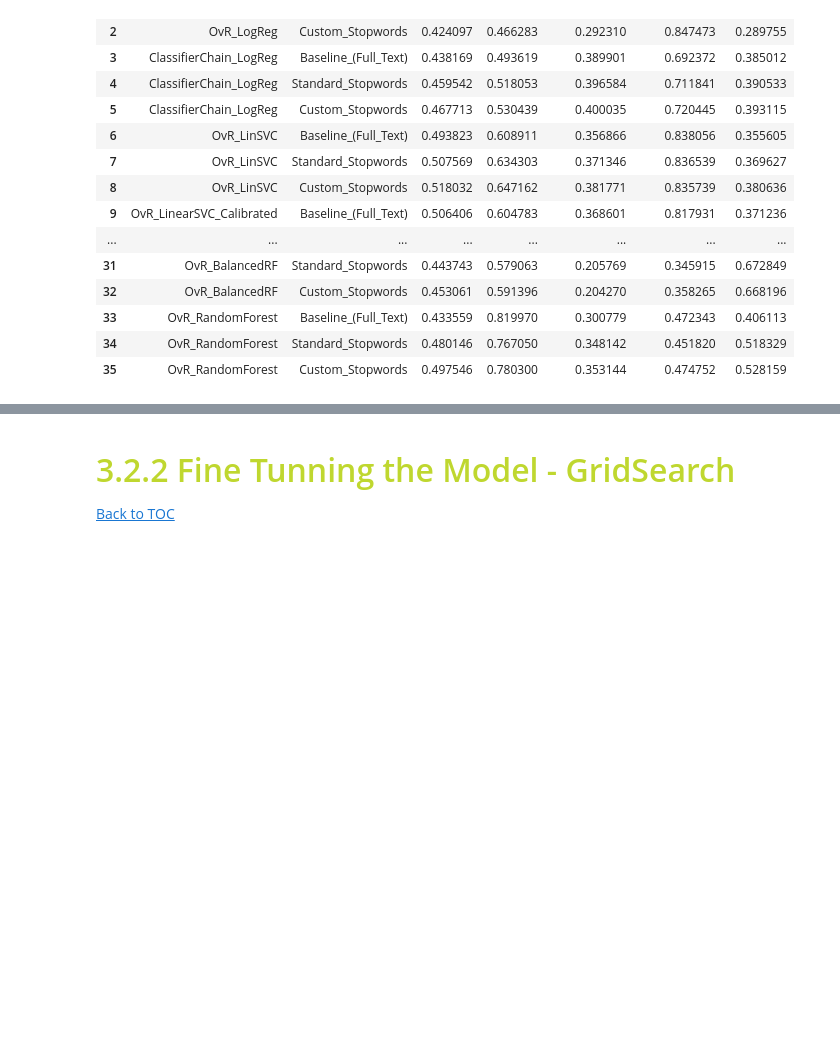
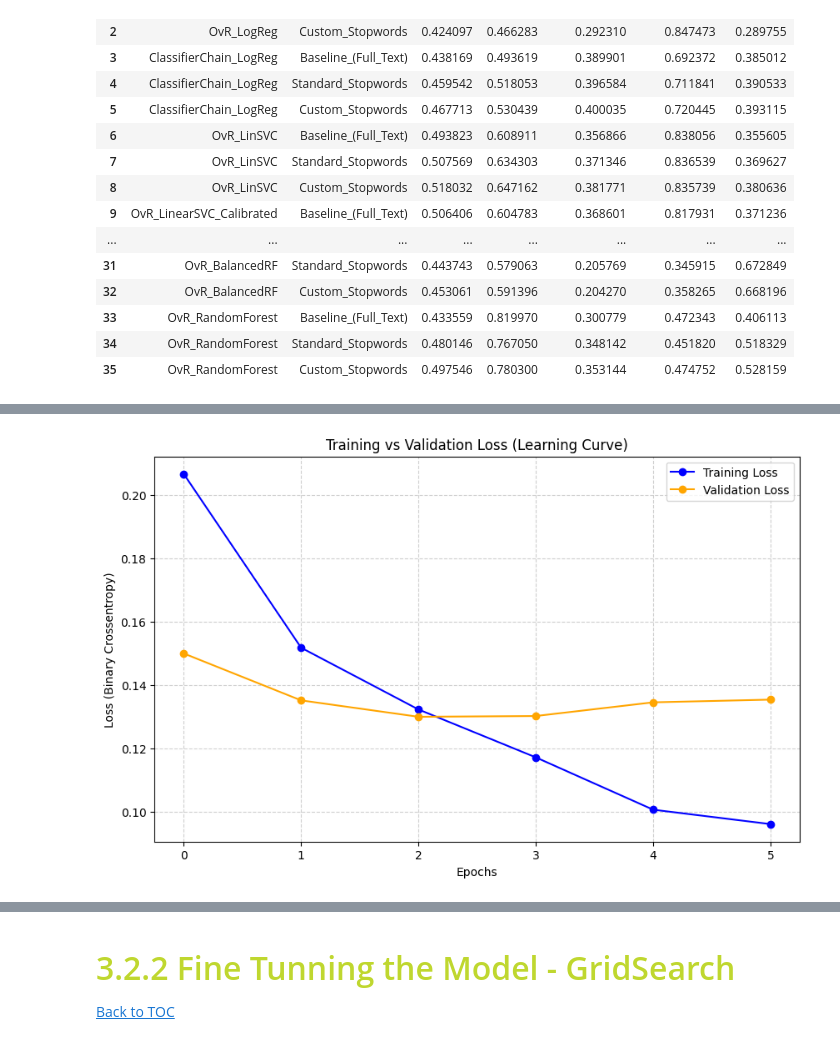
Before and after one commit to beatrizmarques2005/text_mining_in_reviews, a Jupyter notebook: notebooks/03_multilabel_classification.ipynb, the cells around one changed output, grey strips where cells are left out. Saved outputs shown, nothing was run; the diff lists cells and outputs as text; code cells hidden in the pictures; blank space fills up the shorter version.

```diff
--- a/notebooks/03_multilabel_classification.ipynb
+++ b/notebooks/03_multilabel_classification.ipynb
@@ -1853,0 +1914,28 @@ Done! OvR_RandomForest [Custom_Stopwords] Val F1: 0.4975
+# %%
+from tensorflow.keras.callbacks import EarlyStopping, ReduceLROnPlateau
+
+reduce_lr = ReduceLROnPlateau(
+    monitor='val_loss',
+    factor=0.2,
+    patience=1,
+    min_lr=0.00001,
+    verbose=1
+)
+
+early_stop = EarlyStopping(
+    monitor='val_loss',
+    patience=3,
+    restore_best_weights=True
+)
+
+my_callbacks = [early_stop, reduce_lr]
+# %%
+history = model.fit(
+    X_train_dl,
+    y_train_dl,
+    epochs=15,
+    batch_size=32,
+    validation_data=(X_val_dl, y_val_dl),
+    verbose=1,
+    callbacks=my_callbacks
+)
@@ -1853,0 +1961,18 @@ Done! OvR_RandomForest [Custom_Stopwords] Val F1: 0.4975
+# %%
+train_loss = history.history['loss']
+val_loss   = history.history['val_loss']
+
+plt.figure(figsize=(10, 6))
+plt.plot(train_loss, label='Training Loss', color='blue', marker='o')
+plt.plot(val_loss, label='Validation Loss', color='orange', marker='o')
+
+plt.title('Training vs Validation Loss (Learning Curve)')
+plt.xlabel('Epochs')
+plt.ylabel('Loss (Binary Crossentropy)')
+plt.legend()
+plt.grid(True, linestyle='--', alpha=0.6)
+
+# 4. Show
+plt.show()
+# %% [output]
+[figure, added]
```
Also changed, not shown: parts of 15 cells of this notebook, 2 other files.
